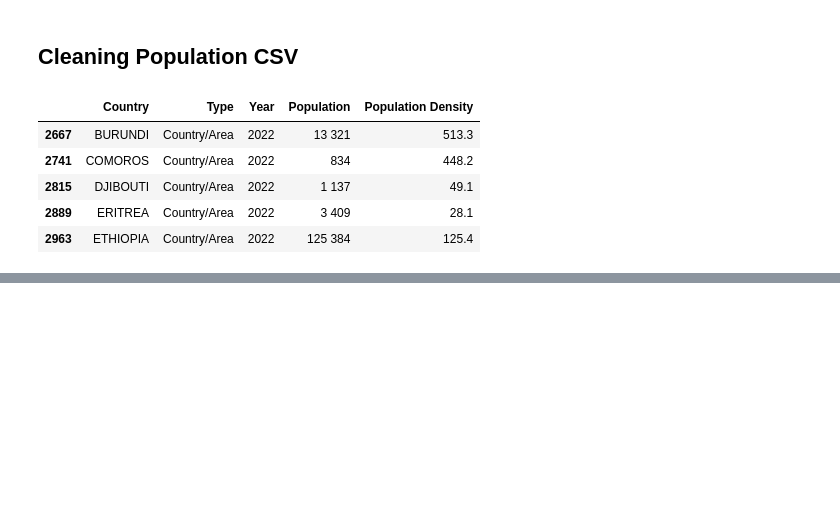
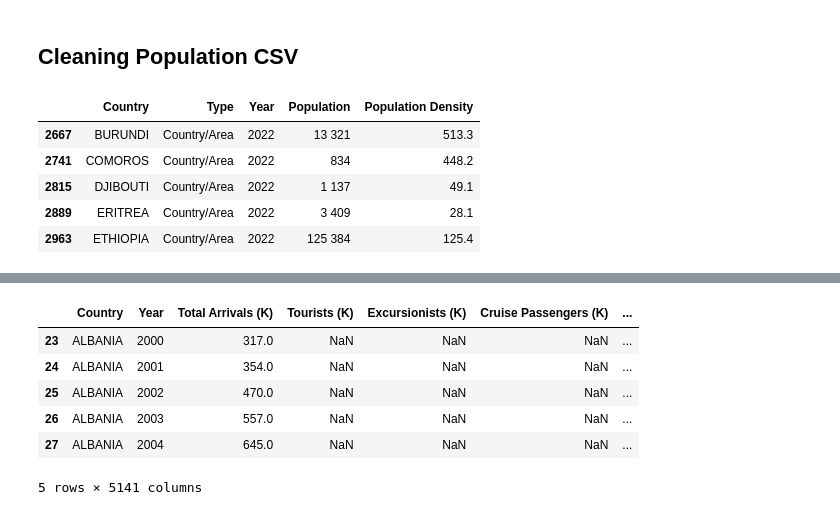
Before and after one commit to jbreuwet/tourism_capstone, a Jupyter notebook: scripts/cleaning.ipynb, the cells around one changed output, grey strips where cells are left out. Saved outputs shown, nothing was run; the diff lists cells and outputs as text; code cells hidden in the pictures; blank space fills up the shorter version.

```diff
--- a/scripts/cleaning.ipynb
+++ b/scripts/cleaning.ipynb
@@ -373,0 +409,12 @@ population_cleaned.to_csv('../data/clean/population.csv')
+# %%
+not_nulls = main.loc[main['Total Arrivals (K)'].notnull()]
+# %%
+not_nulls.head()
+# %% [output]
+|  | Country | Year | Total Arrivals (K) | Tourists (K) | Excursionists (K) | Cruise Passengers (K) | ... |
+| 23 | ALBANIA | 2000 | 317.0 | NaN | NaN | NaN | ... |
+| 24 | ALBANIA | 2001 | 354.0 | NaN | NaN | NaN | ... |
+| 25 | ALBANIA | 2002 | 470.0 | NaN | NaN | NaN | ... |
+| 26 | ALBANIA | 2003 | 557.0 | NaN | NaN | NaN | ... |
+| 27 | ALBANIA | 2004 | 645.0 | NaN | NaN | NaN | ... |
+5 rows × 5141 columns
```
Also changed, not shown: parts of 9 cells of this notebook, 12 other files.
